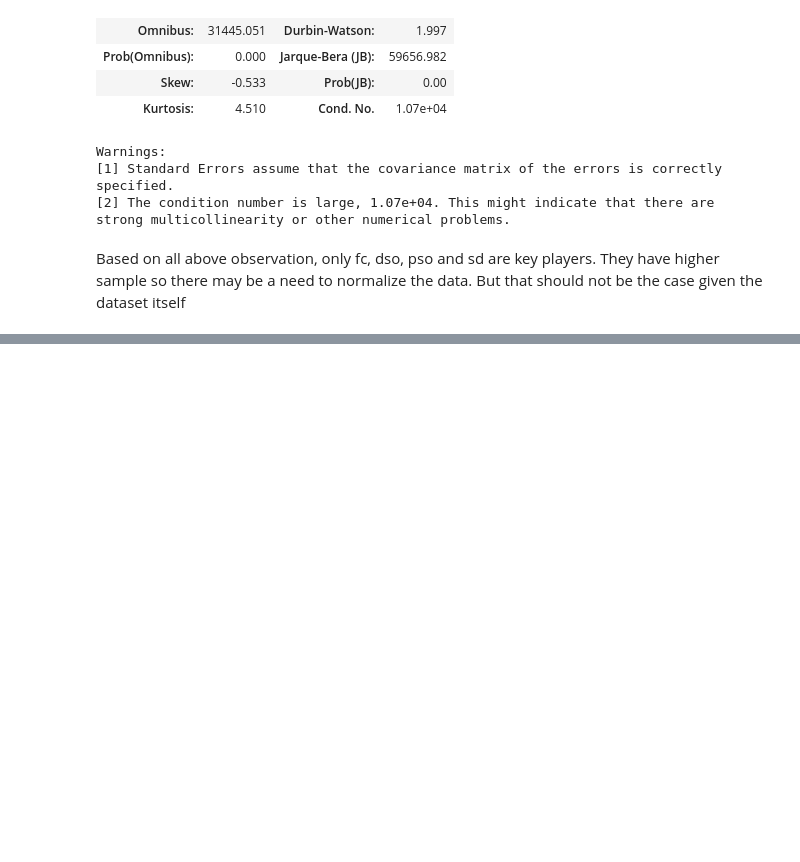
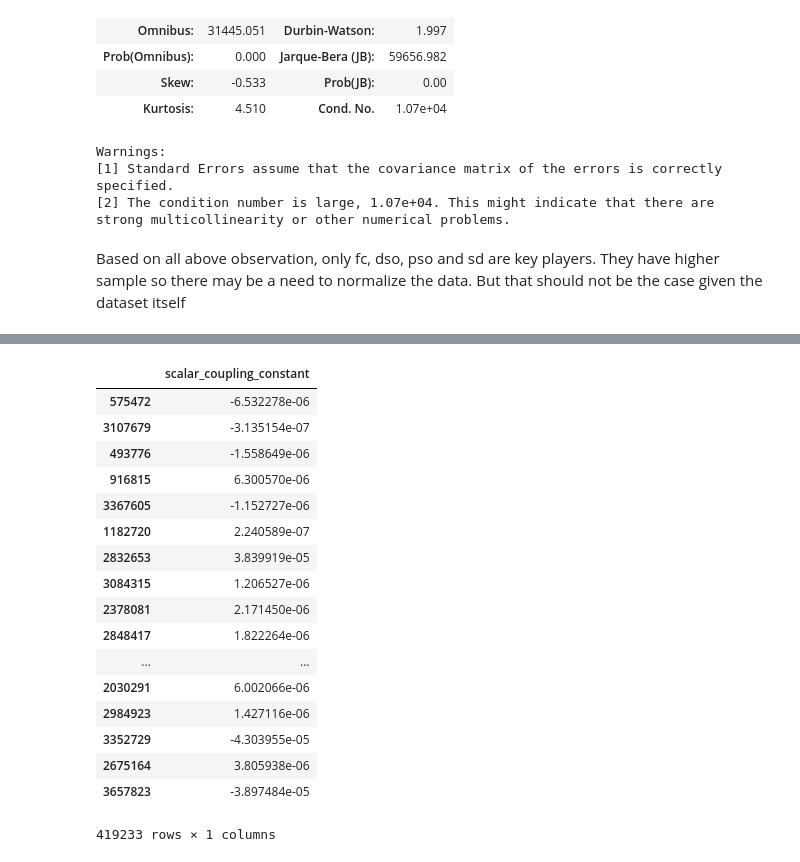
Before and after one commit to imamun93/Molecular_Properties, a Jupyter notebook: LinearRegression.ipynb, the cells around one changed output, grey strips where cells are left out. Saved outputs shown, nothing was run; the diff lists cells and outputs as text; code cells hidden in the pictures; blank space fills up the shorter version.

```diff
--- a/LinearRegression.ipynb
+++ b/LinearRegression.ipynb
@@ -455,0 +507,24 @@ Based on all above observation, only fc, dso, pso and sd are key players. They h
+# %%
+train_residuals = y_hat_train - target_train
+test_residuals = y_hat_test - target_test
+# %%
+train_residuals
+# %% [output]
+|  | scalar_coupling_constant |
+| 575472 | -6.532278e-06 |
+| 3107679 | -3.135154e-07 |
+| 493776 | -1.558649e-06 |
+| 916815 | 6.300570e-06 |
+| 3367605 | -1.152727e-06 |
+| 1182720 | 2.240589e-07 |
+| 2832653 | 3.839919e-05 |
+| 3084315 | 1.206527e-06 |
+| 2378081 | 2.171450e-06 |
+| 2848417 | 1.822264e-06 |
+| ... | ... |
+| 2030291 | 6.002066e-06 |
+| 2984923 | 1.427116e-06 |
+| 3352729 | -4.303955e-05 |
+| 2675164 | 3.805938e-06 |
+| 3657823 | -3.897484e-05 |
+419233 rows × 1 columns
```
Also changed, not shown: parts of 11 cells of this notebook.
